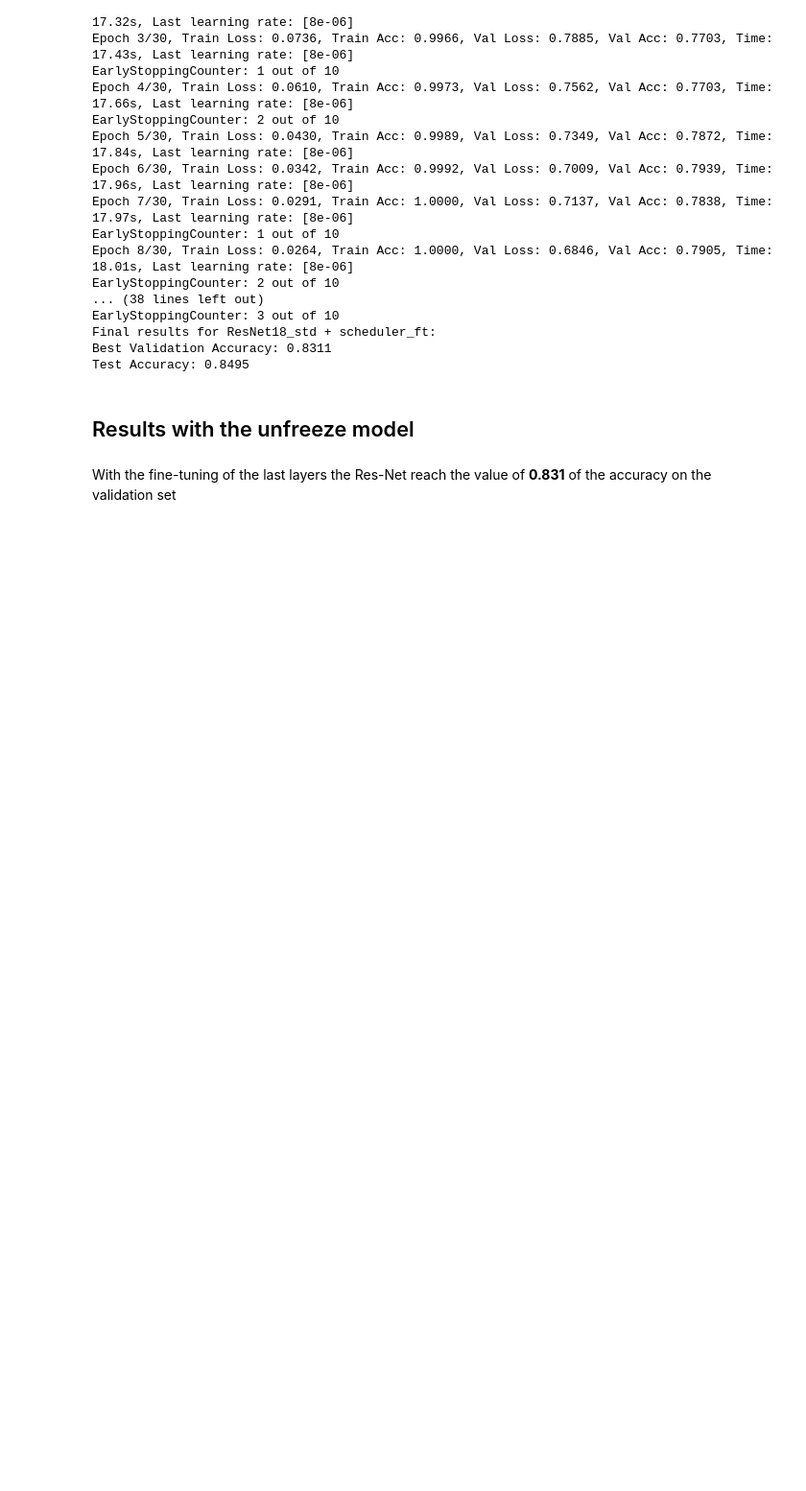
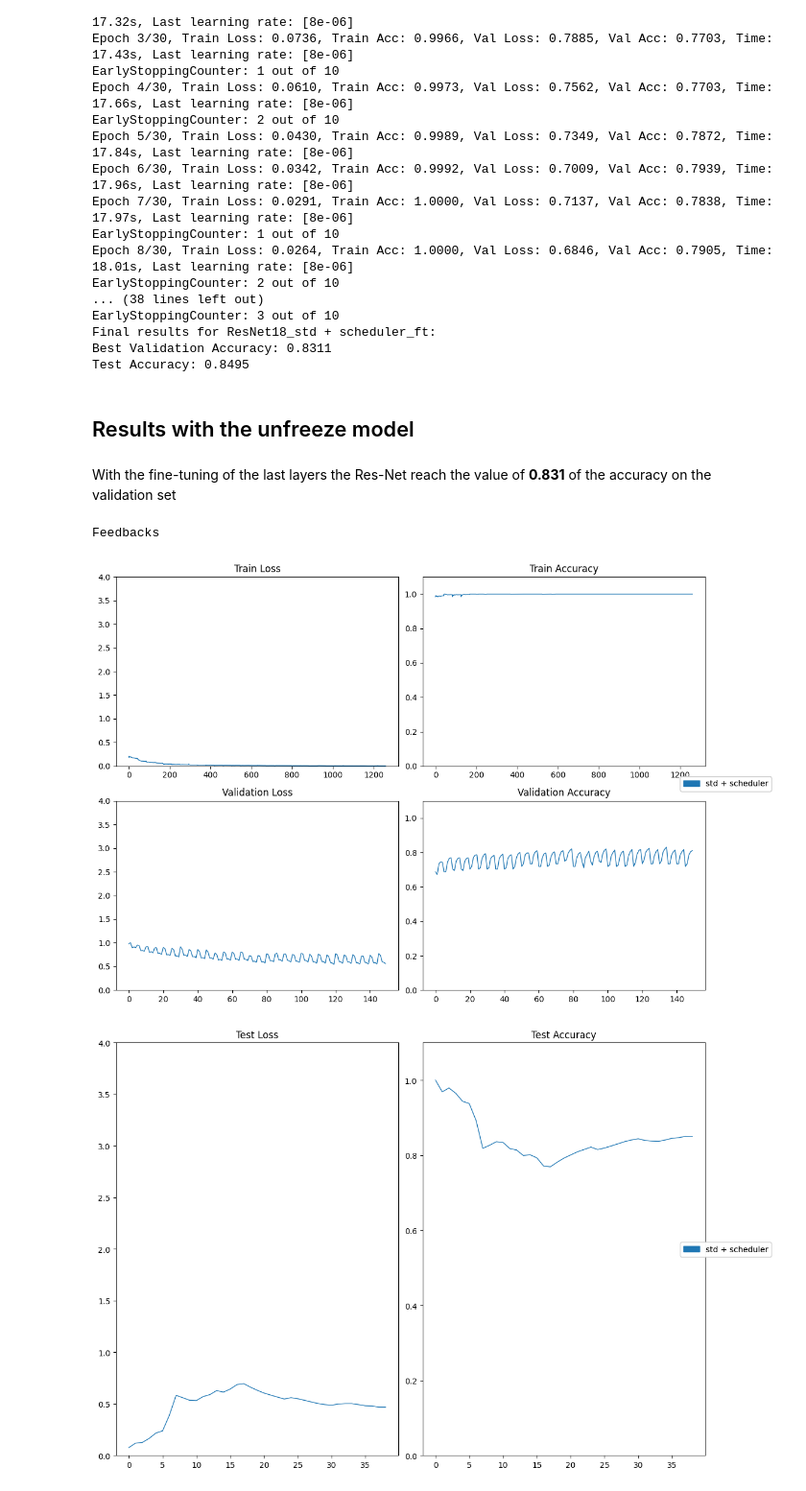
Before and after one commit to Rda1027/cnn-image-classification, a Jupyter notebook: assignment_module_2.ipynb, the cells around one changed output. Shown at 96% size. Cells and saved outputs as stored; diff of their text form; code cells hidden in the pictures; blank space fills up the shorter version.

Commit message:
pushing last plots

```diff
--- a/assignment_module_2.ipynb
+++ b/assignment_module_2.ipynb
@@ -1571,7 +1571,72 @@ EarlyStoppingCounter: 3 out of 10
 Final results for ResNet18_std + scheduler_ft:
 Best Validation Accuracy: 0.8311
 Test Accuracy: 0.8495
+# %%
+# Write new models performances in .pickle
+for model_name in parameters_run['labels_runs']:
+  if 'model_path' in models_tracks[f'ResNet18_{model_name}_ft'].keys():
+    pickle_path = os.path.join(models_tracks[f'ResNet18_{model_name}_ft']['model_path'], f"{model_name}_ft_tracks.pickle")
+    with open(pickle_path, "wb") as handle:
+        pickle.dump(models_tracks[f'ResNet18_{model_name}_ft'], handle, protocol=pickle.HIGHEST_PROTOCOL)
 # %% [markdown]
 ## Results with the unfreeze model
 # %% [markdown]
 With the fine-tuning of the last layers the Res-Net reach the value of **0.831** of the accuracy on the validation set
+# %%
+# Reading models performances saved in .pickle
+for model_name in parameters_run['labels_runs']:
+  pickle_path = os.path.join(f'resnet_results_0/ResNet18_{model_name}_ft', f"{model_name}_ft_tracks.pickle")
+  with open(pickle_path, 'rb') as handle:
+    models_tracks[f'ResNet18_{model_name}_ft'] = pickle.load(handle)
+# %%
+labels = ['Train Loss', 'Train Accuracy', 'Validation Loss', 'Validation Accuracy', 'Test Loss', 'Test Accuracy']
+
+print(f'Feedbacks')
+
+# Legend to right with four axes
+fig, axes = plt.subplots(nrows=2, ncols=2, figsize=(12, 8))
+for i in range(4):
+    plt.subplot(2, 2, i+1)
+    for model_name in parameters_run['labels_runs']:
+        if 'train_tracks' in models_tracks[f'ResNet18_{model_name}_ft'].keys():
+            plt.plot(range(len(models_tracks[f'ResNet18_{model_name}_ft']['train_tracks'][i])), models_tracks[f'ResNet18_{model_name}_ft']['train_tracks'][i], linewidth=1, label=f'{model_name}_ft')
+    if i%2==1:
+        plt.ylim(0, 1.1)
+    else:
+        plt.ylim(0, 4)
+    plt.title(labels[i])
+    # Add the figure on the right of the plot this time
+    add_fig_legend(fig, len(parameters_run['labels_runs']), parameters_run['labels_runs'], loc='center right', ncol=1)
+    fig.patch.set_facecolor('white')
+    plt.tight_layout()
+
+    # Remove space from the right handside to make space for the legend
+    plt.subplots_adjust(right=0.9)
+
+plt.show()
+
+# Legend to right with four axes
+fig, axes = plt.subplots(nrows=1, ncols=2, figsize=(12, 8))
+for i in range(4, 6):
+    plt.subplot(1, 2, i-3)
+    for model_name in parameters_run['labels_runs']:
+        if 'test_tracks' in models_tracks[f'ResNet18_{model_name}_ft'].keys():
+            plt.plot(range(len(models_tracks[f'ResNet18_{model_name}_ft']['test_tracks'][i-4])), models_tracks[f'ResNet18_{model_name}_ft']['test_tracks'][i-4], linewidth=1, label=f'{model_name}_ft')
+
+    if i%2==1:
+        plt.ylim(0, 1.1)
+    else:
+        plt.ylim(0, 4)
+    plt.title(labels[i])
+    # Add the figure on the right of the plot this time
+    add_fig_legend(fig, len(parameters_run['labels_runs']), parameters_run['labels_runs'], loc='center right', ncol=1)
+    fig.patch.set_facecolor('white')
+    plt.tight_layout()
+
+    # Remove space from the right handside to make space for the legend
+    plt.subplots_adjust(right=0.9)
+plt.show()
+# %% [output]
+Feedbacks
+[figure, added]
+[figure, added]
```
Also changed, not shown: 1 other file.
